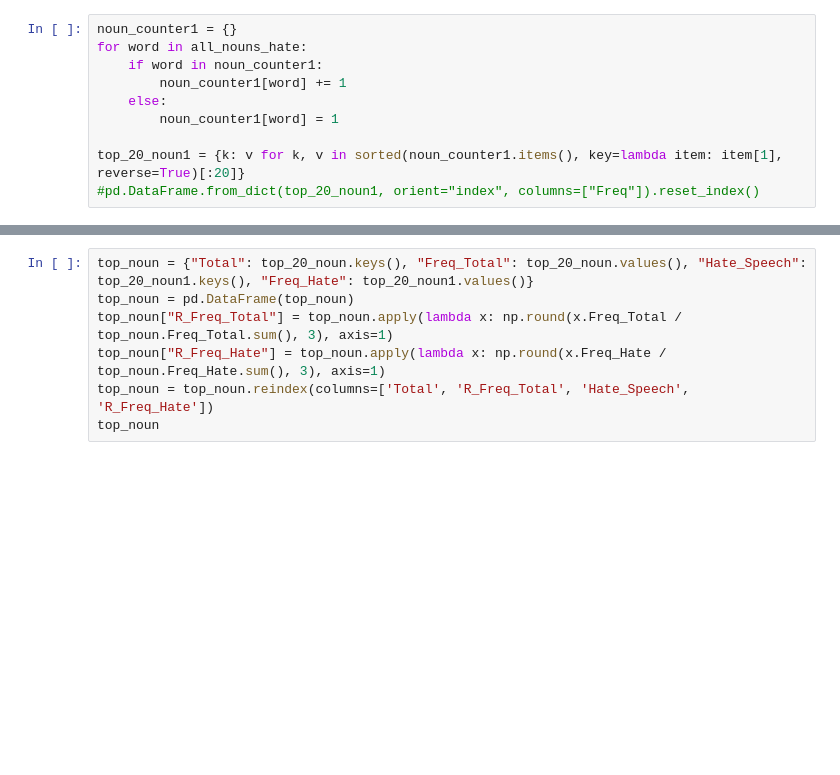
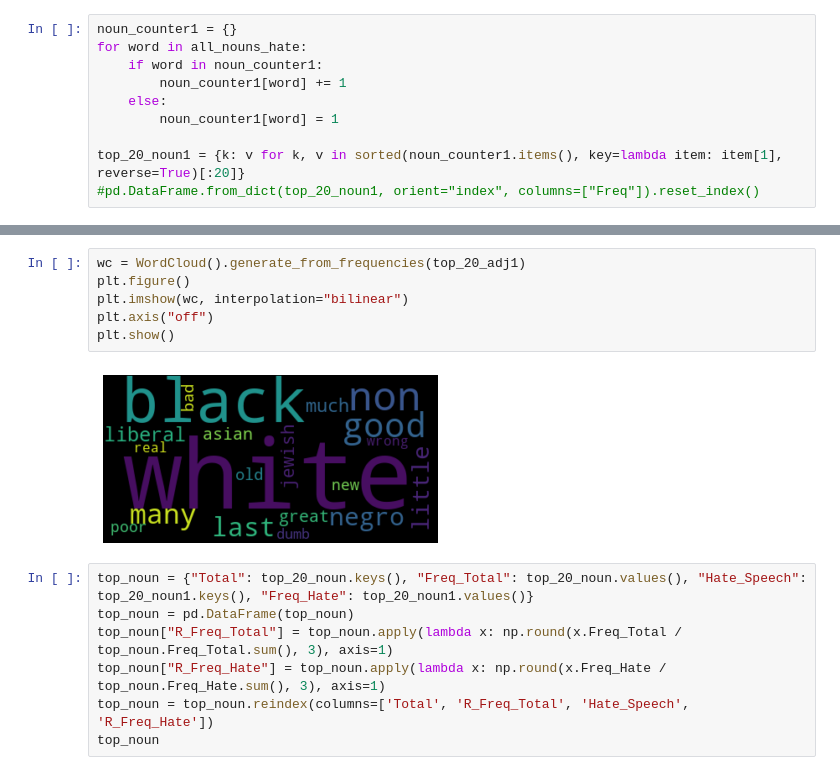
Before and after one commit to martinaviggiano/textsent_project, a Jupyter notebook: Hate Speech Detection Models-.ipynb, the cells around one changed output, grey strips where cells are left out. Cells and saved outputs as stored; diff of their text form; blank space fills up the shorter version.

```diff
--- a/Hate Speech Detection Models-.ipynb
+++ b/Hate Speech Detection Models-.ipynb
@@ -297,3 +306,11 @@ top_20_noun1 = {k: v for k, v in sorted(noun_counter1.items(), key=lambda item:
+# %%
+wc = WordCloud().generate_from_frequencies(top_20_adj1)
+plt.figure()
+plt.imshow(wc, interpolation="bilinear")
+plt.axis("off")
+plt.show()
+# %% [output]
+[figure, added]
 # %%
 top_noun = {"Total": top_20_noun.keys(), "Freq_Total": top_20_noun.values(), "Hate_Speech": top_20_noun1.keys(), "Freq_Hate": top_20_noun1.values()}
 top_noun = pd.DataFrame(top_noun)
```
Also changed, not shown: parts of 55 cells of this notebook.
